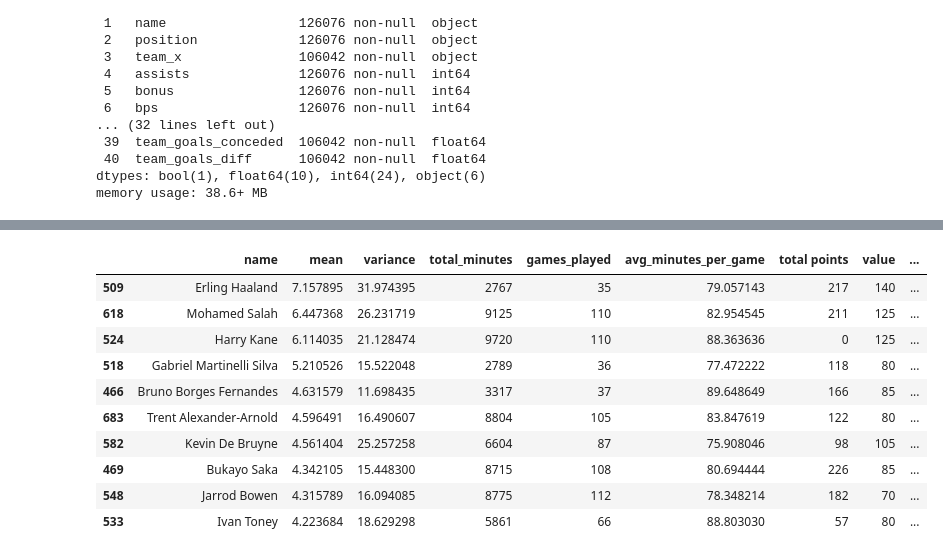
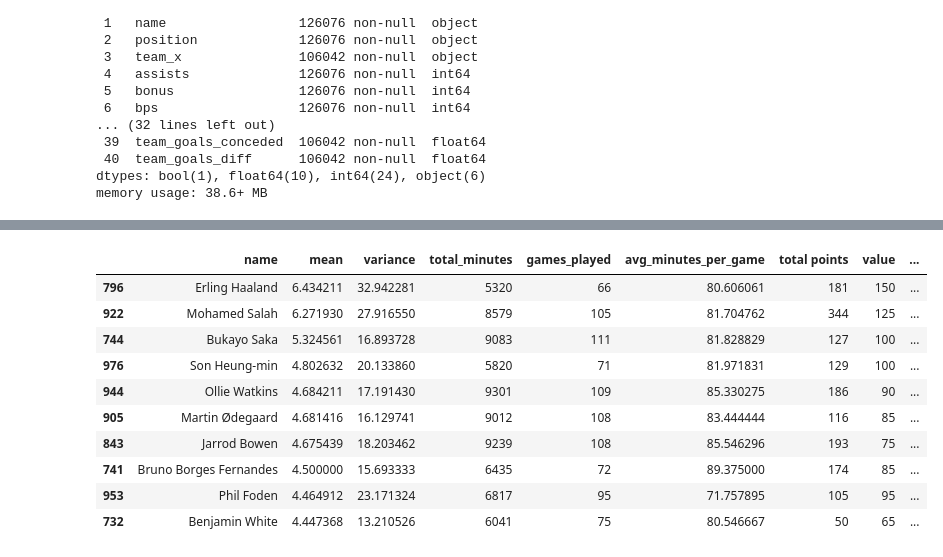
Before and after one commit to TKWaititu/fpl, a Jupyter notebook: fpl squad sim.ipynb, the cells around one changed output, grey strips where cells are left out. Cells and saved outputs as stored; diff of their text form; code cells hidden in the pictures.

```diff
--- a/fpl squad sim.ipynb
+++ b/fpl squad sim.ipynb
@@ -34,0 +45,6 @@ memory usage: 38.6+ MB
+# %%
+# loading 24/25 data
+df_24_25 = pd.DataFrame()
+for i in range (1,39):
+    data_i = pd.read_csv(f'https://raw.githubusercontent.com/vaastav/Fantasy-Premier-League/master/data/2024-25/gws/gw{i}.csv')
+    df_24_25 = pd.concat([df_24_25, data_i], ignore_index=True)
@@ -34,0 +71,13 @@ memory usage: 38.6+ MB
+# %%
+# streamlining data for concatenation
+df_24_25['season_x'] = "2024-25"
+df_24_25['team_x'] = df_24_25['team']
+# %%
+# contenating 24/25 data to main dataframe
+df = pd.concat([df, df_24_25],join = "inner", ignore_index=True)
+
+# data cleaning
+df = df.replace({'GKP': 'GK'})
+
+indices_to_drop = df[df['position'] == 'AM'].index
+df= df.drop(indices_to_drop)
@@ -51,7 +122,9 @@ season_dict = {
     "2020-21" : ["2017-18", "2018-19", "2019-20"],
     "2021-22" : ["2018-19", "2019-20", "2020-21"],
     "2022-23" : ["2019-20", "2020-21", "2021-22"],
-    "2023-24" : ["2020-21", "2021-22", "2022-23"]
+    "2023-24" : ["2020-21", "2021-22", "2022-23"],
+    "2024-25" : ["2021-22", "2022-23", "2023-24"],
+    "2025-26" : ["2022-23", "2023-24", "2024-25"]
 }
 all_season_data = pd.DataFrame()
 for key, value in season_dict.items():
@@ -80,19 +169,19 @@ for key, value in season_dict.items():
 # %%
 # brief look at the player means, variances, games and minutes played compared to their performance during the current season
-q = all_season_data[all_season_data['season'] =="2023-24"]
+q = all_season_data[all_season_data['season'] =="2024-25"]
 q.sort_values(['mean', 'variance'], ascending=False).head(10)
 # %% [output]
 |  | name | mean | variance | total_minutes | games_played | avg_minutes_per_game | total points | value | ... |
-| 509 | Erling Haaland | 7.157895 | 31.974395 | 2767 | 35 | 79.057143 | 217 | 140 | ... |
-| 618 | Mohamed Salah | 6.447368 | 26.231719 | 9125 | 110 | 82.954545 | 211 | 125 | ... |
-| 524 | Harry Kane | 6.114035 | 21.128474 | 9720 | 110 | 88.363636 | 0 | 125 | ... |
-| 518 | Gabriel Martinelli Silva | 5.210526 | 15.522048 | 2789 | 36 | 77.472222 | 118 | 80 | ... |
-| 466 | Bruno Borges Fernandes | 4.631579 | 11.698435 | 3317 | 37 | 89.648649 | 166 | 85 | ... |
-| 683 | Trent Alexander-Arnold | 4.596491 | 16.490607 | 8804 | 105 | 83.847619 | 122 | 80 | ... |
-| 582 | Kevin De Bruyne | 4.561404 | 25.257258 | 6604 | 87 | 75.908046 | 98 | 105 | ... |
-| 469 | Bukayo Saka | 4.342105 | 15.448300 | 8715 | 108 | 80.694444 | 226 | 85 | ... |
-| 548 | Jarrod Bowen | 4.315789 | 16.094085 | 8775 | 112 | 78.348214 | 182 | 70 | ... |
-| 533 | Ivan Toney | 4.223684 | 18.629298 | 5861 | 66 | 88.803030 | 57 | 80 | ... |
+| 796 | Erling Haaland | 6.434211 | 32.942281 | 5320 | 66 | 80.606061 | 181 | 150 | ... |
+| 922 | Mohamed Salah | 6.271930 | 27.916550 | 8579 | 105 | 81.704762 | 344 | 125 | ... |
+| 744 | Bukayo Saka | 5.324561 | 16.893728 | 9083 | 111 | 81.828829 | 127 | 100 | ... |
+| 976 | Son Heung-min | 4.802632 | 20.133860 | 5820 | 71 | 81.971831 | 129 | 100 | ... |
+| 944 | Ollie Watkins | 4.684211 | 17.191430 | 9301 | 109 | 85.330275 | 186 | 90 | ... |
+| 905 | Martin Ødegaard | 4.681416 | 16.129741 | 9012 | 108 | 83.444444 | 116 | 85 | ... |
+| 843 | Jarrod Bowen | 4.675439 | 18.203462 | 9239 | 108 | 85.546296 | 193 | 75 | ... |
+| 741 | Bruno Borges Fernandes | 4.500000 | 15.693333 | 6435 | 72 | 89.375000 | 174 | 85 | ... |
+| 953 | Phil Foden | 4.464912 | 23.171324 | 6817 | 95 | 71.757895 | 105 | 95 | ... |
+| 732 | Benjamin White | 4.447368 | 13.210526 | 6041 | 75 | 80.546667 | 50 | 65 | ... |
 # %%
 # libraries
 import numpy as np
```
Also changed, not shown: parts of 18 cells of this notebook.
